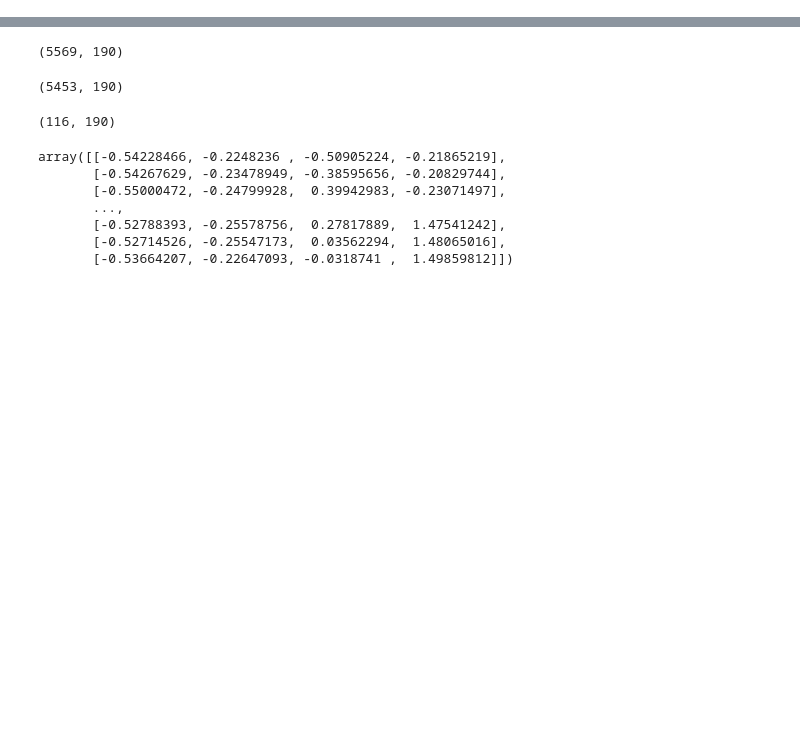
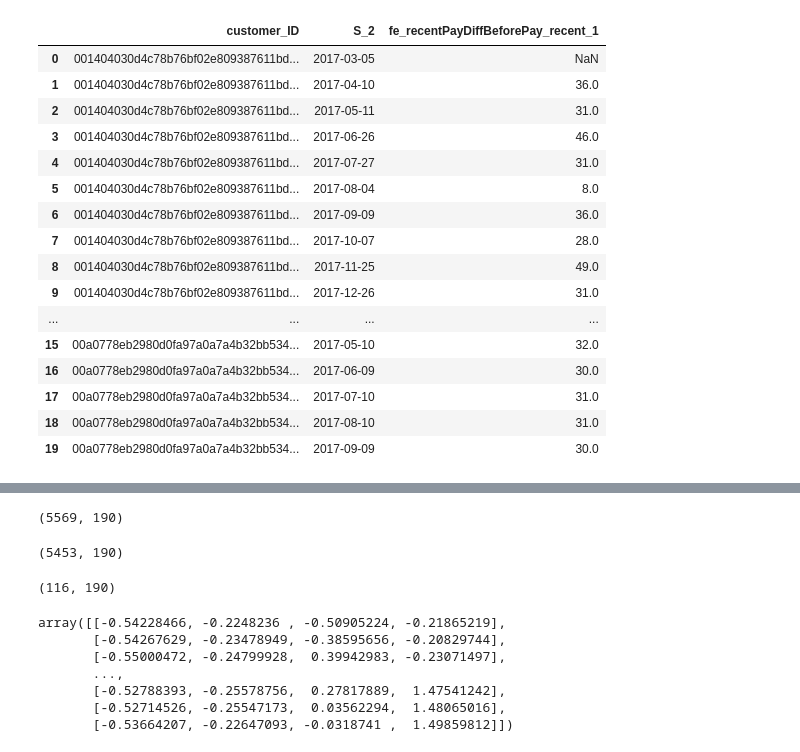
Before and after one commit to navitacion/amex-default-prediction, a Jupyter notebook: notebooks/features.ipynb, the cells around one changed output, grey strips where cells are left out. Drawn from its saved outputs; the diff is of its cells as text; code cells hidden in the pictures; blank space fills up the shorter version.

```diff
--- a/notebooks/features.ipynb
+++ b/notebooks/features.ipynb
@@ -29,0 +143,12 @@ df.head()
+# %%
+_df = df[["customer_ID", "S_2"]].copy()
+_df["S_2"] = pd.to_datetime(_df["S_2"])
+
+feat_name = f"fe_recentPayDiffBeforePay_recent_1"
+_df[feat_name] = _df.groupby("customer_ID")["S_2"].diff()
+
+_df[feat_name] = _df[feat_name].apply(lambda x: x.days)
+
+# 最新の日付の差分を取る
+a = _df.groupby("customer_ID").nth(-1).reset_index()
+# a = a[["customer_ID", feat_name]]
@@ -29,0 +173,20 @@ df.head()
+# %%
+_df.head(20)
+# %% [output]
+|  | customer_ID | S_2 | fe_recentPayDiffBeforePay_recent_1 |
+| 0 | 001404030d4c78b76bf02e809387611bd... | 2017-03-05 | NaN |
+| 1 | 001404030d4c78b76bf02e809387611bd... | 2017-04-10 | 36.0 |
+| 2 | 001404030d4c78b76bf02e809387611bd... | 2017-05-11 | 31.0 |
+| 3 | 001404030d4c78b76bf02e809387611bd... | 2017-06-26 | 46.0 |
+| 4 | 001404030d4c78b76bf02e809387611bd... | 2017-07-27 | 31.0 |
+| 5 | 001404030d4c78b76bf02e809387611bd... | 2017-08-04 | 8.0 |
+| 6 | 001404030d4c78b76bf02e809387611bd... | 2017-09-09 | 36.0 |
+| 7 | 001404030d4c78b76bf02e809387611bd... | 2017-10-07 | 28.0 |
+| 8 | 001404030d4c78b76bf02e809387611bd... | 2017-11-25 | 49.0 |
+| 9 | 001404030d4c78b76bf02e809387611bd... | 2017-12-26 | 31.0 |
+| ... | ... | ... | ... |
+| 15 | 00a0778eb2980d0fa97a0a7a4b32bb534... | 2017-05-10 | 32.0 |
+| 16 | 00a0778eb2980d0fa97a0a7a4b32bb534... | 2017-06-09 | 30.0 |
+| 17 | 00a0778eb2980d0fa97a0a7a4b32bb534... | 2017-07-10 | 31.0 |
+| 18 | 00a0778eb2980d0fa97a0a7a4b32bb534... | 2017-08-10 | 31.0 |
+| 19 | 00a0778eb2980d0fa97a0a7a4b32bb534... | 2017-09-09 | 30.0 |
```
Also changed, not shown: parts of 27 cells of this notebook, 4 other files.
